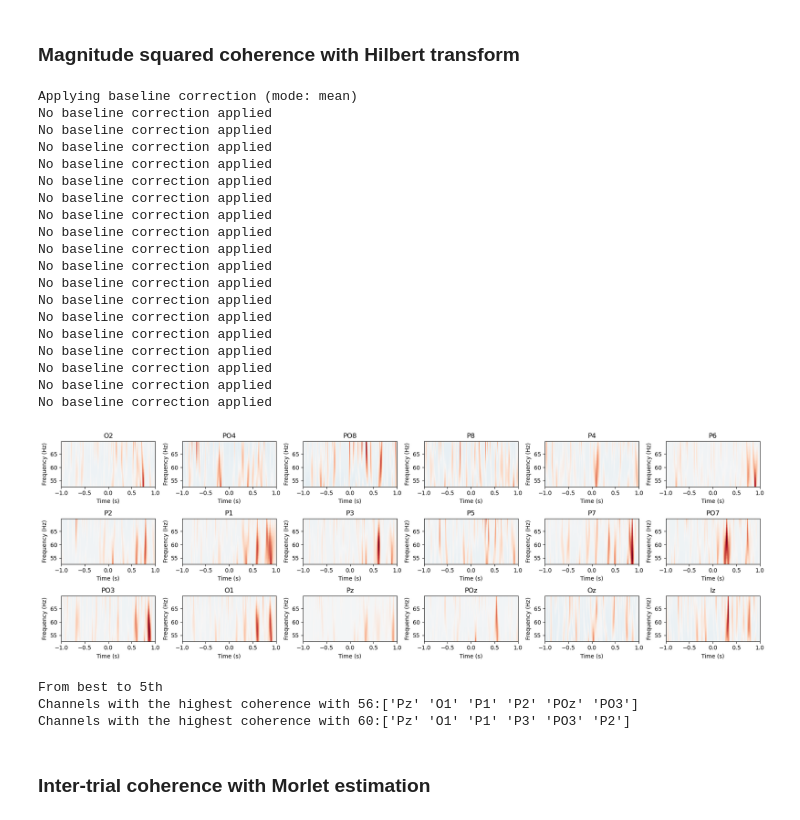
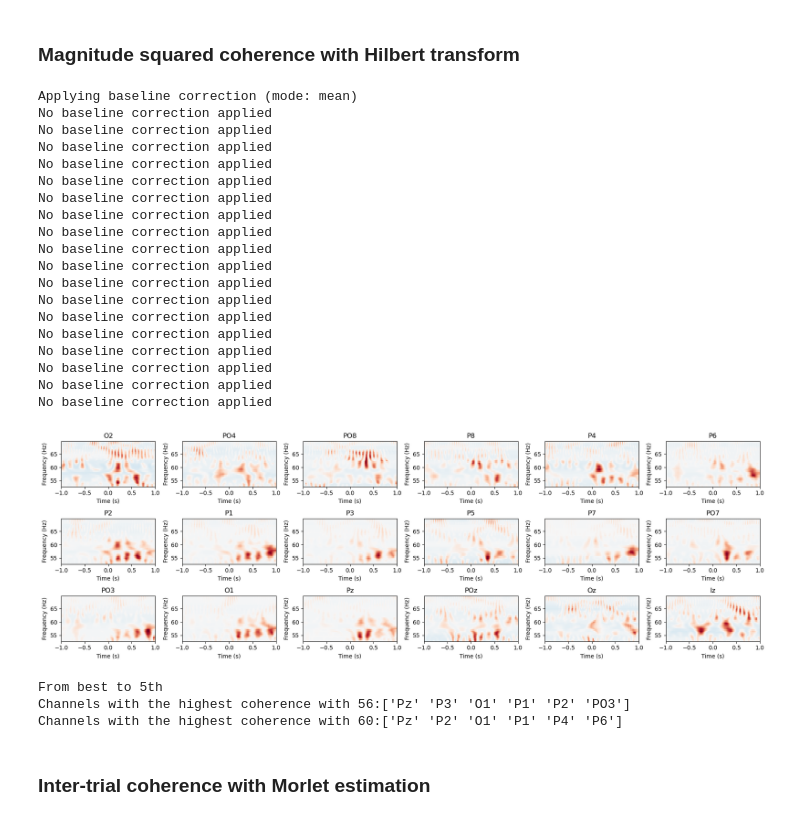
Before and after one commit to LpZamora/RIFT_thesis_expe1, a Jupyter notebook: 3_analysis_A1.ipynb, the cells around one changed output. Saved outputs shown, nothing was run; the diff lists cells and outputs as text; code cells hidden in the pictures.

```diff
--- a/3_analysis_A1.ipynb
+++ b/3_analysis_A1.ipynb
@@ -244,7 +245,9 @@ def coherence_kabir(signalX, pick, freq_of_interest):
     sampling_rate = signalX.info['sfreq']
 
     # Band-pass EEG (+/-1.9Hz) and apply hilbert
-    signalX = signalX.copy().pick(pick).filter(l_freq = freq_of_interest - 1.9, h_freq = freq_of_interest + 1.9, verbose=False)
+    signalX = signalX.copy().pick(pick).filter(l_freq=freq_of_interest - 1.9, h_freq=freq_of_interest + 1.9,
+        method='iir', iir_params=dict(order=4, ftype='butter'), phase='zero', fir_window='hamming', verbose = False)
+    #filter(l_freq = freq_of_interest - 1.9, h_freq = freq_of_interest + 1.9, verbose=True)
     signalX = np.squeeze(signalX.get_data(copy=False)).T
     signalXh =  scipy.signal.hilbert(signalX, axis=1)
     n = signalXh.shape[1]  # number of trials
@@ -308,37 +311,37 @@ for e, (channel, ax) in enumerate(zip(channels, axes)):
 plt.tight_layout()
 plt.show()
 
 
 
 # Channels with the highest coherence with the cued frequency
 print(f'From best to 5th \nChannels with the highest coherence with 56:{np.array(epochs.info['ch_names'])[np.argsort(np.squeeze(coherence_mat[:,np.where(freqs == 56),:].max(axis = -1)))[::-1]][:6]} \
                         \nChannels with the highest coherence with 60:{np.array(epochs.info['ch_names'])[np.argsort(np.squeeze(coherence_mat[:,np.where(freqs == 60),:].max(axis = -1)))[::-1]][:6]}')
 best_electrodes_coherence_56 = np.array(epochs.info['ch_names'])[np.argsort(np.squeeze(coherence_mat[:,np.where(freqs == 56),:].max(axis = -1)))[::-1]][:6]
 best_electrodes_coherence_60 = np.array(epochs.info['ch_names'])[np.argsort(np.squeeze(coherence_mat[:,np.where(freqs == 60),:].max(axis = -1)))[::-1]][:6]
 # %% [output]
 Applying baseline correction (mode: mean)
 No baseline correction applied
 No baseline correction applied
 No baseline correction applied
 No baseline correction applied
 No baseline correction applied
 No baseline correction applied
 No baseline correction applied
 No baseline correction applied
 No baseline correction applied
 No baseline correction applied
 No baseline correction applied
 No baseline correction applied
 No baseline correction applied
 No baseline correction applied
 No baseline correction applied
 No baseline correction applied
 No baseline correction applied
 No baseline correction applied
-[figure, old version]
+[figure, new version]
 From best to 5th
-Channels with the highest coherence with 56:['Pz' 'O1' 'P1' 'P2' 'POz' 'PO3']
-Channels with the highest coherence with 60:['Pz' 'O1' 'P1' 'P3' 'PO3' 'P2']
+Channels with the highest coherence with 56:['Pz' 'P3' 'O1' 'P1' 'P2' 'PO3']
+Channels with the highest coherence with 60:['Pz' 'P2' 'O1' 'P1' 'P4' 'P6']
 # %% [markdown]
 ### Inter-trial coherence with Morlet estimation
 # %%
```
Also changed, not shown: parts of 30 cells of this notebook, 14 other files.
